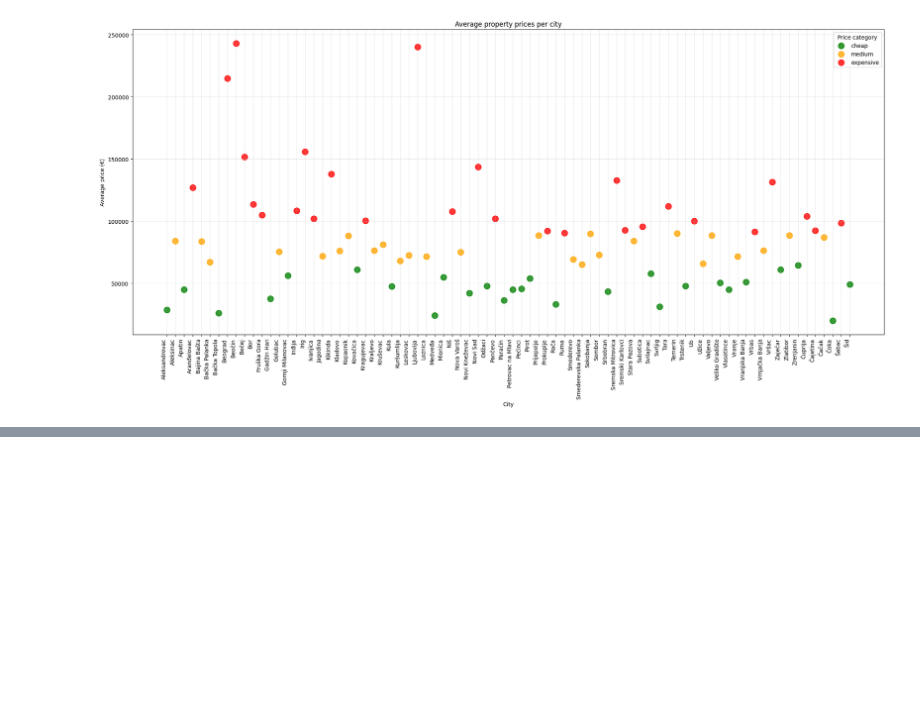
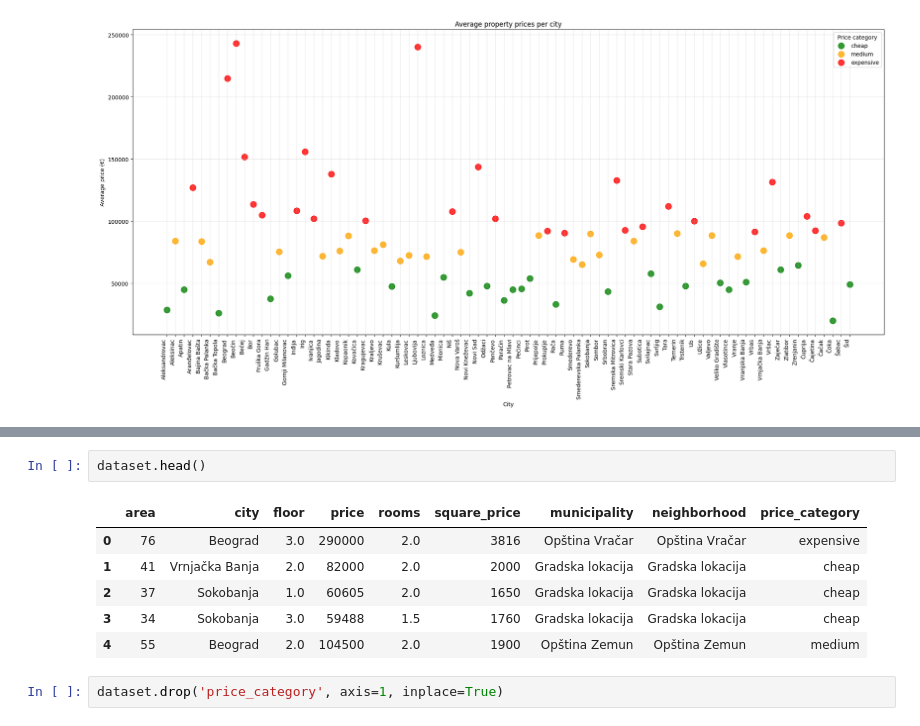
Before and after one commit to dobrosavljevicnenad/DataScience-Apartments, a Jupyter notebook: apartments.ipynb, the cells around one changed output, grey strips where cells are left out. Saved outputs shown, nothing was run; the diff lists cells and outputs as text; blank space fills up the shorter version.

```diff
--- a/apartments.ipynb
+++ b/apartments.ipynb
@@ -725,0 +777,11 @@ plt.show()
+# %%
+dataset.head()
+# %% [output]
+|  | area | city | floor | price | rooms | square_price | municipality | neighborhood | price_category |
+| 0 | 76 | Beograd | 3.0 | 290000 | 2.0 | 3816 | Opština Vračar | Opština Vračar | expensive |
+| 1 | 41 | Vrnjačka Banja | 2.0 | 82000 | 2.0 | 2000 | Gradska lokacija | Gradska lokacija | cheap |
+| 2 | 37 | Sokobanja | 1.0 | 60605 | 2.0 | 1650 | Gradska lokacija | Gradska lokacija | cheap |
+| 3 | 34 | Sokobanja | 3.0 | 59488 | 1.5 | 1760 | Gradska lokacija | Gradska lokacija | cheap |
+| 4 | 55 | Beograd | 2.0 | 104500 | 2.0 | 1900 | Opština Zemun | Opština Zemun | medium |
+# %%
+dataset.drop('price_category', axis=1, inplace=True)
```
Also changed, not shown: parts of 2 cells of this notebook.
